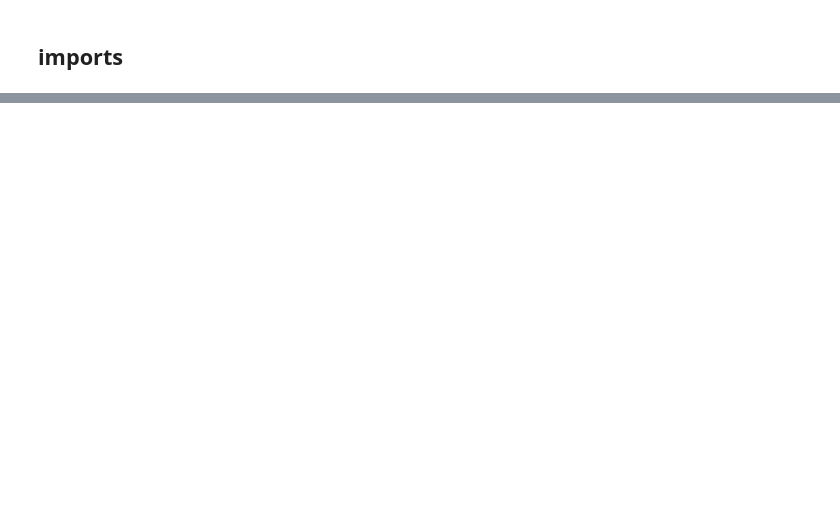
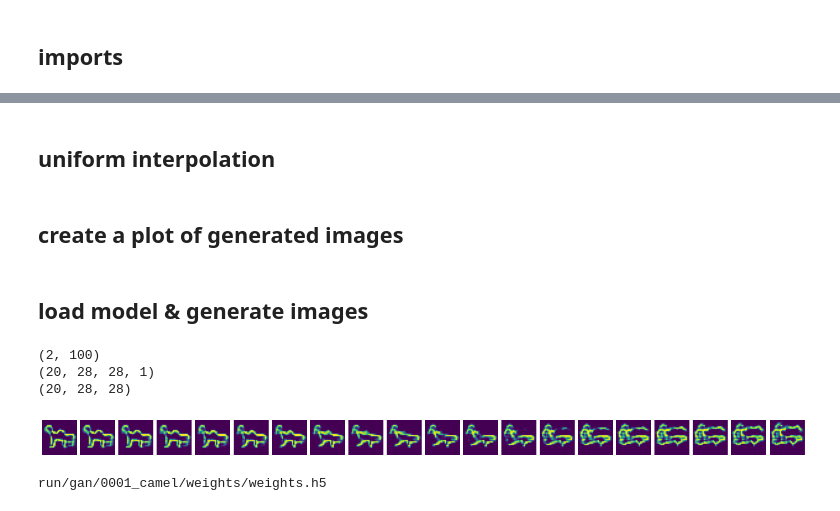
Before and after one commit to SButtan93-dev/GDL_code, a Jupyter notebook: 04_01_gan_camel_explore_latent_space.ipynb, the cells around one changed output, grey strips where cells are left out. Cells and saved outputs as stored; diff of their text form; code cells hidden in the pictures; blank space fills up the shorter version.

Commit message:
exploring the latent space

```diff
--- a/04_01_gan_camel_explore_latent_space.ipynb
+++ b/04_01_gan_camel_explore_latent_space.ipynb
@@ -122,0 +65,61 @@ plt.show()
+# %% [markdown]
+## uniform interpolation
+# %%
+# uniform interpolation between two points in latent space
+def interpolate_points(p1, p2, n_steps=10):
+  # interpolate ratios between the points
+	ratios = linspace(0, 1, num=n_steps)
+	# linear interpolate vectors
+	vectors = list()
+	for ratio in ratios:
+		v = (1.0 - ratio) * p1 + ratio * p2
+		vectors.append(v)
+	return asarray(vectors)
+# %% [markdown]
+## create a plot of generated images
+# %%
+# create a plot of generated images
+def plot_generated(examples, n):
+  fig = pyplot.figure(figsize=(25, 25))
+  fig.subplots_adjust(hspace=0.1, wspace=0.1)
+  # plot images
+  for i in range(n):
+   # define subplot
+   #pyplot.subplot(1, n, 1 + i)
+   img = examples[i, :, :]
+   ax = fig.add_subplot(1, n, i+1)
+   # turn off axis
+   ax.axis('off')
+   # plot raw pixel data
+   ax.imshow(img)
+  pyplot.show()
+# %% [markdown]
+## load model & generate images
+# %%
+# load model
+model = load_model(GAN, RUN_FOLDER)
+# generate latent points
+latent_points = generate_latent_points(100, 2)
+# interpolate points in latent space
+interpolated = interpolate_points(latent_points[0], latent_points[1], n_steps=20)
+# generate images
+X  = model.generator.predict(interpolated)
+# scale from [-1,1] to [0,1]
+X = (X + 1) / 2.0
+print(X.shape)
+# get ride of last dimension (num channels) as it is not needed
+X = X[:,:,:,0]
+print(X.shape)
+# plot the result
+#plot_generated(X, 5)
+plot_generated(X, len(interpolated))
+# %% [output]
+(2, 100)
+(20, 28, 28, 1)
+(20, 28, 28)
+[figure, added]
+# %%
+str = "{}/weights/weights.h5".format(RUN_FOLDER)
+print(str)
+# %% [output]
+run/gan/0001_camel/weights/weights.h5
```
Also changed, not shown: parts of 21 cells of this notebook.
